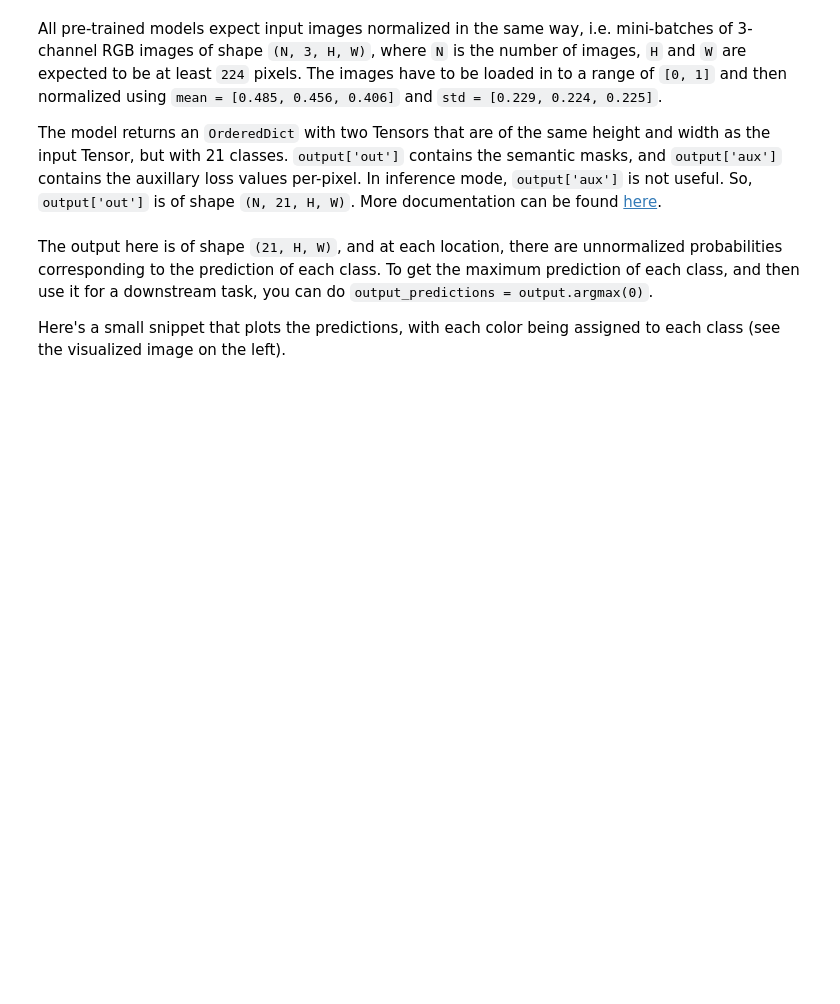
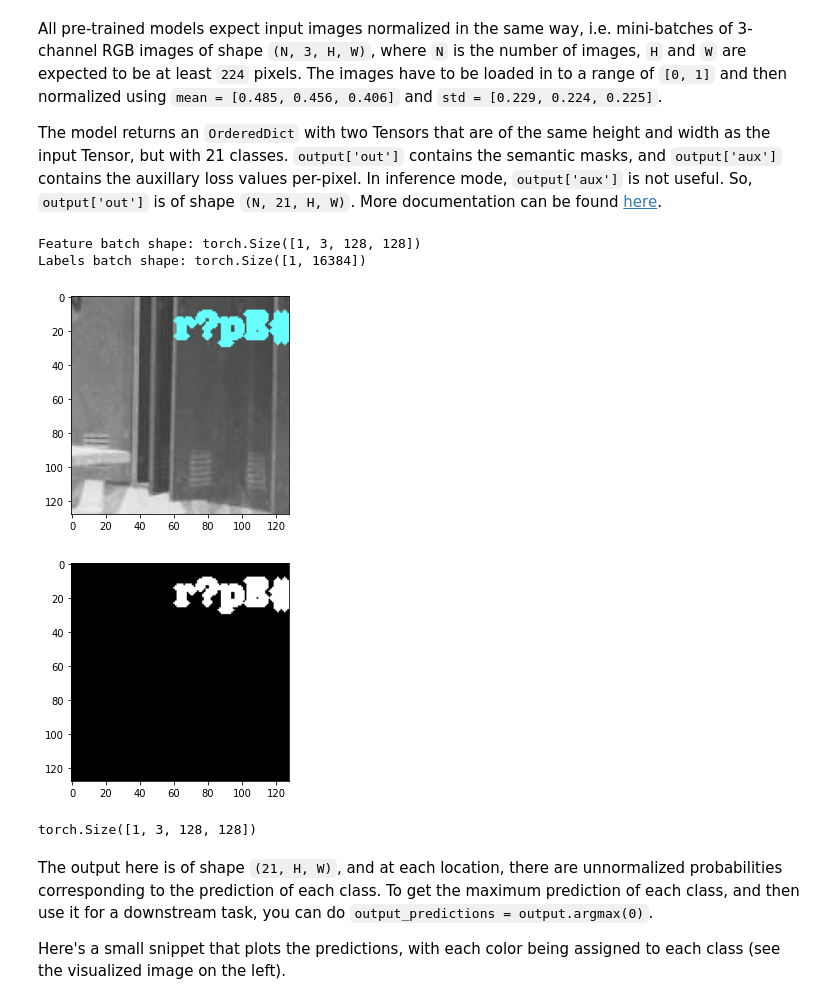
Before and after one commit to MaxNiebergall/MemeMachine, a Jupyter notebook: TextPixelMasking/pytorch_vision_fcn_resnet101.ipynb, the cells around one changed output. Drawn from its saved outputs; the diff is of its cells as text; code cells hidden in the pictures; blank space fills up the shorter version.

```diff
--- a/TextPixelMasking/pytorch_vision_fcn_resnet101.ipynb
+++ b/TextPixelMasking/pytorch_vision_fcn_resnet101.ipynb
@@ -60,34 +81,39 @@ So, `output['out']` is of shape `(N, 21, H, W)`. More documentation can be found
 # %%
 # Select an image from the dataset
 
 #TODO change image_with_text_functions.generate_text_on_image_and_pixel_mask_from_path to place the text properly
 train_dataset = CustomImageDataset(train_data_dir, img_width, img_height)
 test_dataset = CustomImageDataset(validation_data_dir, img_width, img_height)
 
-train_dataloader = DataLoader(train_dataset, batch_size=batch_size, shuffle=True, )
+train_dataloader = DataLoader(train_dataset, batch_size=batch_size, shuffle=True, num_workers=8, pin_memory=True)
 test_dataloader = DataLoader(test_dataset, batch_size=batch_size, shuffle=True)
 
 # Display image and label.
 train_features, train_labels = next(iter(train_dataloader))
 print(f"Feature batch shape: {train_features.size()}")
 print(f"Labels batch shape: {train_labels.size()}")
 input_image = train_features[0].squeeze()
 input_image = np.moveaxis(input_image.numpy(), 0, -1)
 label = train_labels[0].reshape((img_width, img_height))
 
 # print('train_labels[0]', train_labels[0].max())
 # print('label', label.max())
 # label = label*256
 # label = label.long()
 # print('label', label.max())
 # print(train_labels[0])
 # print(label.shape)
 
 
 plt.imshow(input_image, cmap="gray")
 plt.show()
 plt.imshow(label, cmap="gray")
 plt.show()
+# %% [output]
+Feature batch shape: torch.Size([1, 3, 128, 128])
+Labels batch shape: torch.Size([1, 16384])
+[figure, added]
+[figure, added]
 # %%
 # sample execution (requires torchvision)
 from PIL import Image
@@ -118,6 +144,8 @@ output_predictions = output.argmax(0)
 # print(output_predictions.shape)
 # print(output)
 # print(output.shape)
+# %% [output]
+torch.Size([1, 3, 128, 128])
 # %% [markdown]
 The output here is of shape `(21, H, W)`, and at each location, there are unnormalized probabilities corresponding to the prediction of each class.
 To get the maximum prediction of each class, and then use it for a downstream task, you can do `output_predictions = output.argmax(0)`.
```
Also changed, not shown: parts of 5 cells of this notebook, 4 other files.
